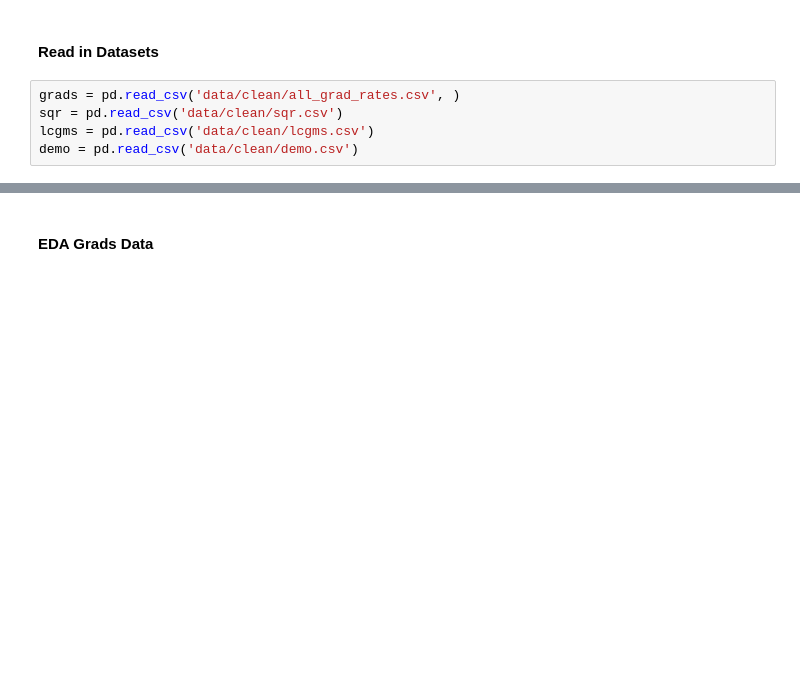
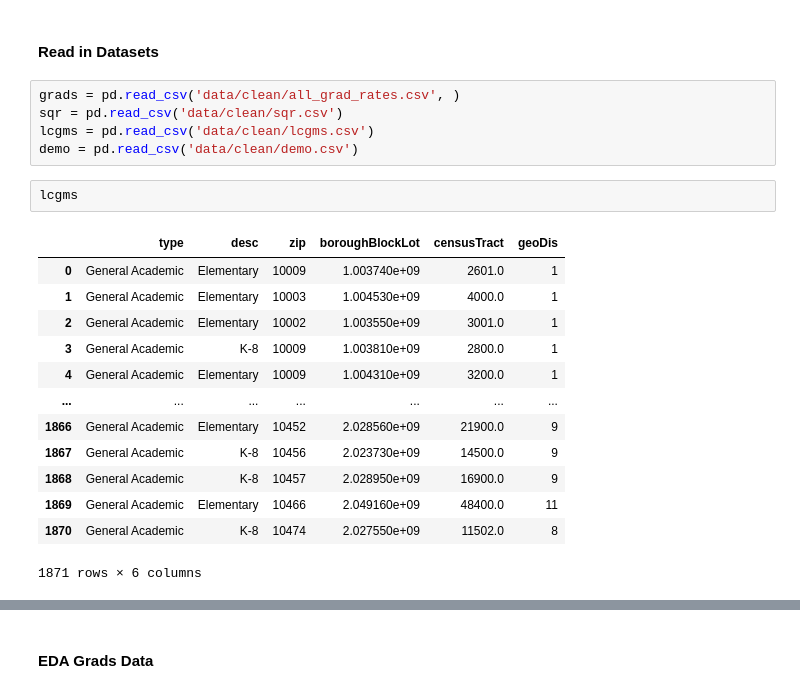
Before and after one commit to meiguan/covid19SchoolsNYC, a Jupyter notebook: eda_public_datasets.ipynb, the cells around one changed output, grey strips where cells are left out. Cells and saved outputs as stored; diff of their text form; blank space fills up the shorter version.

```diff
--- a/eda_public_datasets.ipynb
+++ b/eda_public_datasets.ipynb
@@ -33,6 +33,22 @@ grads = pd.read_csv('data/clean/all_grad_rates.csv', )
 sqr = pd.read_csv('data/clean/sqr.csv')
 lcgms = pd.read_csv('data/clean/lcgms.csv')
 demo = pd.read_csv('data/clean/demo.csv')
+# %%
+lcgms
+# %% [output]
+|  | type | desc | zip | boroughBlockLot | censusTract | geoDis |
+| 0 | General Academic | Elementary | 10009 | 1.003740e+09 | 2601.0 | 1 |
+| 1 | General Academic | Elementary | 10003 | 1.004530e+09 | 4000.0 | 1 |
+| 2 | General Academic | Elementary | 10002 | 1.003550e+09 | 3001.0 | 1 |
+| 3 | General Academic | K-8 | 10009 | 1.003810e+09 | 2800.0 | 1 |
+| 4 | General Academic | Elementary | 10009 | 1.004310e+09 | 3200.0 | 1 |
+| ... | ... | ... | ... | ... | ... | ... |
+| 1866 | General Academic | Elementary | 10452 | 2.028560e+09 | 21900.0 | 9 |
+| 1867 | General Academic | K-8 | 10456 | 2.023730e+09 | 14500.0 | 9 |
+| 1868 | General Academic | K-8 | 10457 | 2.028950e+09 | 16900.0 | 9 |
+| 1869 | General Academic | Elementary | 10466 | 2.049160e+09 | 48400.0 | 11 |
+| 1870 | General Academic | K-8 | 10474 | 2.027550e+09 | 11502.0 | 8 |
+1871 rows × 6 columns
 # %%
 lcgms.groupby(['desc', 'type']).count()
 # %% [output]
```
Also changed, not shown: parts of 2 cells of this notebook, 1 other file.
